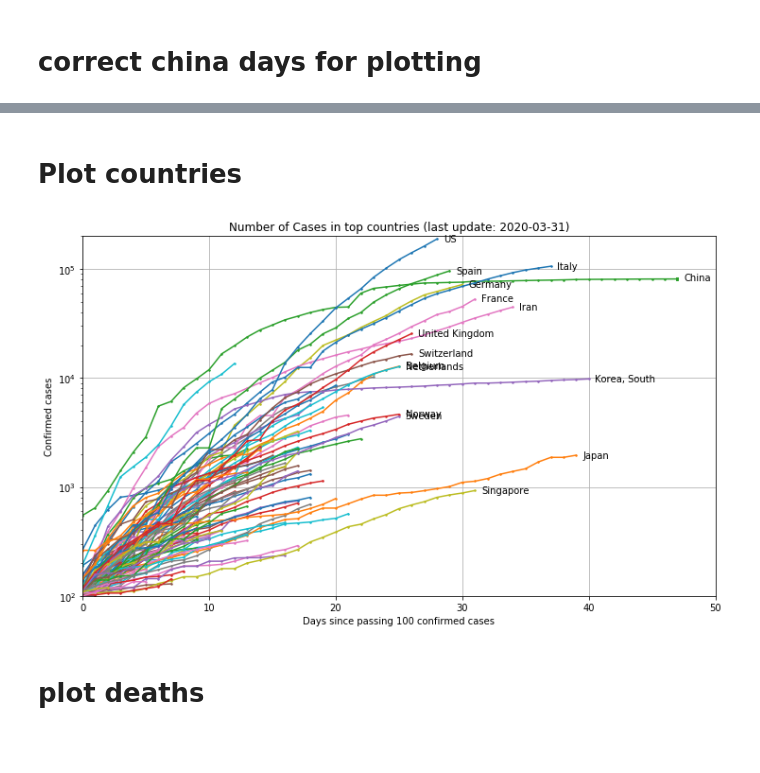
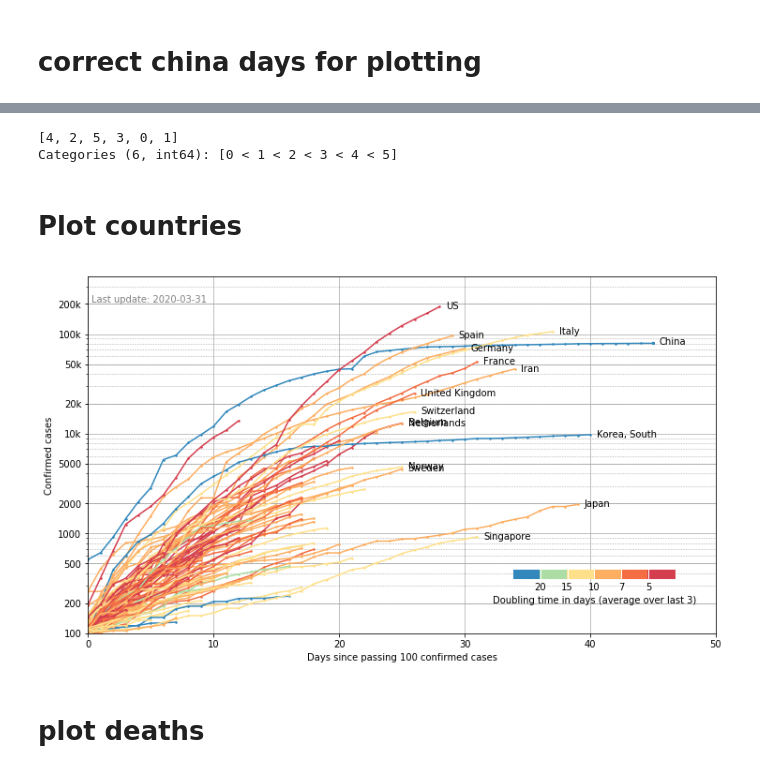
Before and after one commit to tlmohren/Covid19_analysis, a Jupyter notebook: JHUdata_country_log.ipynb, the cells around one changed output, grey strips where cells are left out. Saved outputs shown, nothing was run; the diff lists cells and outputs as text; code cells hidden in the pictures; blank space fills up the shorter version.

Commit message:
try new format for log plot

```diff
--- a/JHUdata_country_log.ipynb
+++ b/JHUdata_country_log.ipynb
@@ -88,39 +129,91 @@ df_country.loc[bool_deaths & bool_china,'Delta D'] = china_correct
+# %%
+
+bin_array = np.array( [0, 2.**(1./20), 2.**(1./15), 2.**(1./10), 2.**(1./7), 2.**(1./5)  ,np.inf ])
+df_country['doubling'] = pd.cut( df_country['ratio'],   bin_array ,labels=range(len(bin_array)-1) , include_lowest=True )
+
+
+df_country['doubling'].unique()
+# %% [output]
+[4, 2, 5, 3, 0, 1]
+Categories (6, int64): [0 < 1 < 2 < 3 < 4 < 5]
 # %% [markdown]
 # Plot countries
 # %%
+cols = np.array([[213,62,79],
+[244,109,67],
+[253,174,97],
+[254,224,139],
+# [230,245,152],
+[171,221,164],
+# [102,194,165],
+[50,136,189]]) /255
+cols = np.flipud(cols)
+
 fig, ax = plt.subplots(1,1 ,figsize= full_w )
-
+cmap = plt.cm.jet  # define the colormap
 for country in threshold_countries:
     bool_country = df_country['Country/Region'] == country
     df_pl = df_country[bool_country]
-    ax.plot( df_pl['Delta C' ],  df_pl['Confirmed'],'.-' ,ms=3,lw=1.5, label=country )
+    doubling_category = df_pl['doubling'].iloc[0]
+    pl1 = ax.plot( df_pl['Delta C' ],  df_pl['Confirmed'],
+            '.-' ,ms=3,lw=1.5, label=country,
+               color = cols[doubling_category])
 
+    df_pl['doubling']
     y = df_pl['Confirmed'].iloc[-1]*0.95
     x = df_pl['Delta C'].iloc[-1] + 0.5
     if x > 25:
         ax.annotate( country ,[x,y])
 
 ax.set_yscale('log')
 ax.grid(True,which="major", linestyle='-')
-ax.set_title('Number of Cases in top countries (last update: ' + str( df_country['Date'].iloc[-1]) + ')' )
+ax.grid(True,which="minor", linestyle=':', color=[.5,.5,.5],linewidth=0.6)
+# ax.set_title('Number of Cases in top countries (last update: ' + str( df_country['Date'].iloc[-1]) + ')' )
 # ax.set_xlim([0,70])
-ax.set_xlim([0,50])
-ax.set_ylim([100,2e5])
+
+ymax = df_country['Confirmed'].max()
+# ymax = df_country['Delta C'].max()
+
+ax.yaxis.set_ticks([1e2,2e2,5e2,1e3,2e3,5e3,1e4,2e4,5e4,1e5,2e5,5e5,1e6,2e6,5e6,])
+ax.yaxis.set_ticklabels([100,200,500, 1000,2000,5000, '10k','20k','50k', '100k','200k','500k','1m','2m','5m'])
+
+ax.set_xlim([0,xCmax+10])
+ax.set_ylim([100,ymax*2])
 
 ax.set_xlabel("Days since passing 100 confirmed cases")
 ax.set_ylabel("Confirmed cases")
 
-# # # # # save fig  -----------------------------------------------------------------------
+ax.annotate('Last update: '+str( df_country['Date'].iloc[-1]),
+            [.3,round(ymax,5)*1.1], color=[.5,.5,.5])
+
+from matplotlib.colors import ListedColormap
+
+
+cmap = ListedColormap(cols)
+xy = []
+sc = plt.scatter(xy, xy, c=xy, vmin=0, vmax=1, cmap=cmap)
+cax = fig.add_axes([0.65, 0.24, 0.2, 0.02])
+cb = plt.colorbar(sc, cax = cax, orientation='horizontal')
+
+cb.set_ticks(np.linspace(1/6,1,6))
+cb.set_ticklabels( ['20','15','10','7','5'])
+cb.set_label('Doubling time in days (average over last 3)')
+cb.outline.set_visible(False)
+
+cb.ax.tick_params(which='major', length=15, width=1, direction='in',color='w')
+
+
+# # # # # # save fig  -----------------------------------------------------------------------
 fig_name= 'covid_country_caseslog'
 save_fig = True
 if save_fig:
     plt.savefig('./figs/' + fig_name + '.png',
             format='png', dpi=300,
             transparent=  True,
             bbox_inches = 'tight', pad_inches = 0,
             )
 # %% [output]
-[figure, old version]
+[figure, new version]
 # %% [markdown]
 # plot deaths
 # %%
```
Also changed, not shown: parts of 8 cells of this notebook, 1 other file.
